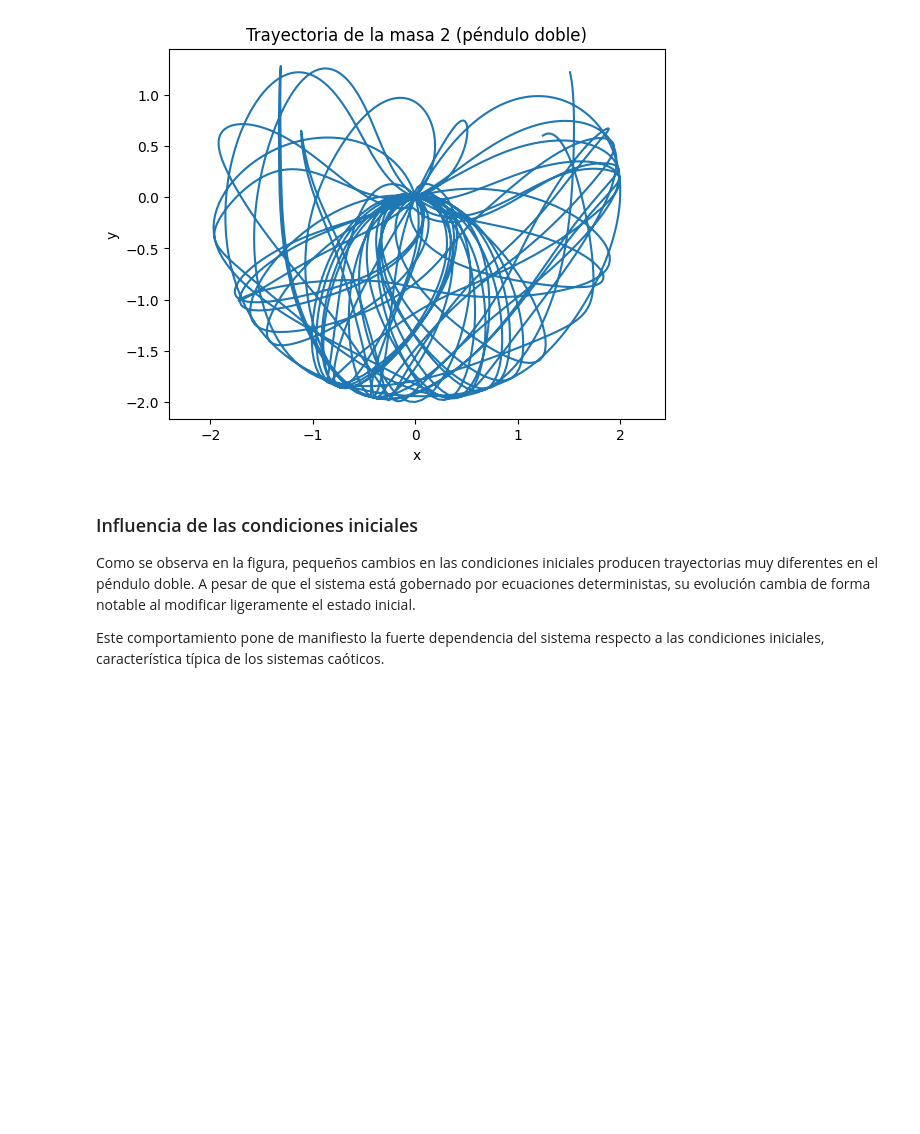
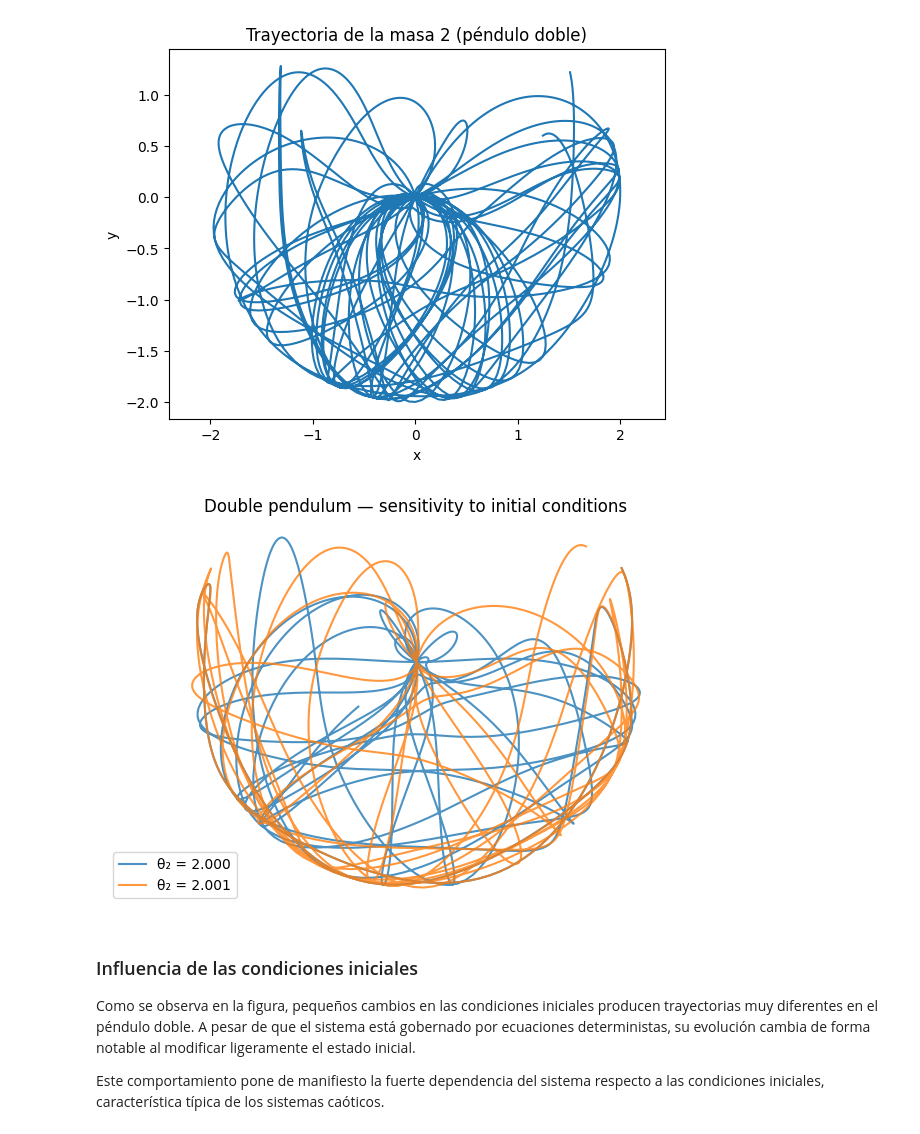
Before and after one commit to javiergonzalvez07-star/Aleatoriedad-vs-Caos, a Jupyter notebook: randomness_vs_caos.ipynb, the cells around one changed output. Drawn from its saved outputs; the diff is of its cells as text; code cells hidden in the pictures; blank space fills up the shorter version.

Commit message:
Influencia de condiciones iniciales (visual)

```diff
--- a/randomness_vs_caos.ipynb
+++ b/randomness_vs_caos.ipynb
@@ -251,6 +251,37 @@ plt.axis("equal")
 plt.show()
 # %% [output]
 [figure]
+# %%
+dt = 0.01
+steps = 2500
+
+state_1 = np.array([2.0, 0.0, 2.0, 0.0])
+state_2 = np.array([2.0, 0.0, 2.001, 0.0])
+
+x1, y1 = np.zeros(steps), np.zeros(steps)
+x2, y2 = np.zeros(steps), np.zeros(steps)
+
+for i in range(steps):
+    t1, _, t2, _ = state_1
+    x1[i] = np.sin(t1) + np.sin(t2)
+    y1[i] = -np.cos(t1) - np.cos(t2)
+    state_1 = rk4_step(state_1, dt)
+
+    t1, _, t2, _ = state_2
+    x2[i] = np.sin(t1) + np.sin(t2)
+    y2[i] = -np.cos(t1) - np.cos(t2)
+    state_2 = rk4_step(state_2, dt)
+
+plt.figure(figsize=(8, 5))
+plt.plot(x1, y1, alpha=0.8, label="θ₂ = 2.000")
+plt.plot(x2, y2, alpha=0.8, label="θ₂ = 2.001")
+plt.axis("equal")
+plt.axis("off")
+plt.legend()
+plt.title("Double pendulum — sensitivity to initial conditions")
+plt.show()
+# %% [output]
+[figure, added]
 # %% [markdown]
 ### Influencia de las condiciones iniciales
 
```
Also changed, not shown: parts of 3 cells of this notebook.
